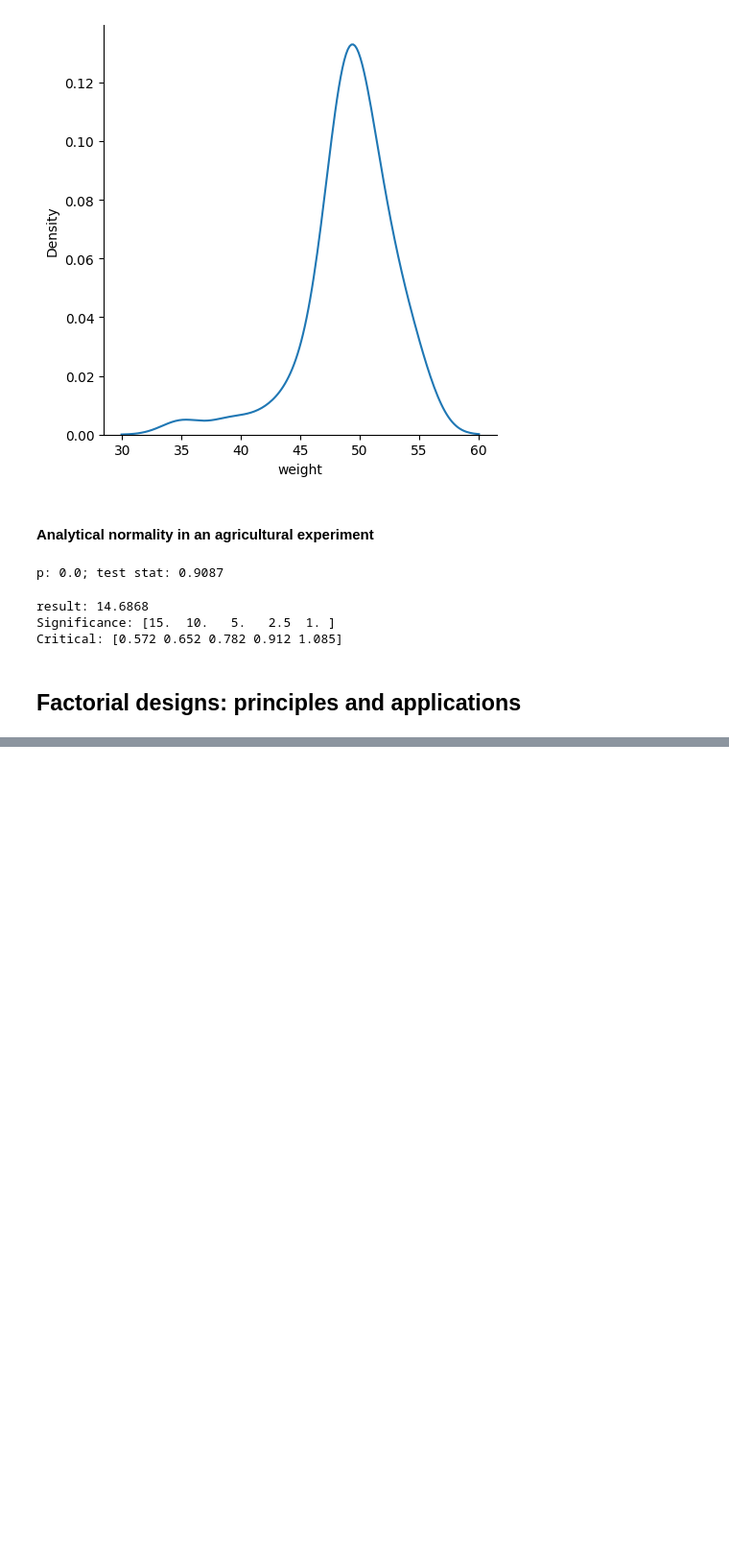
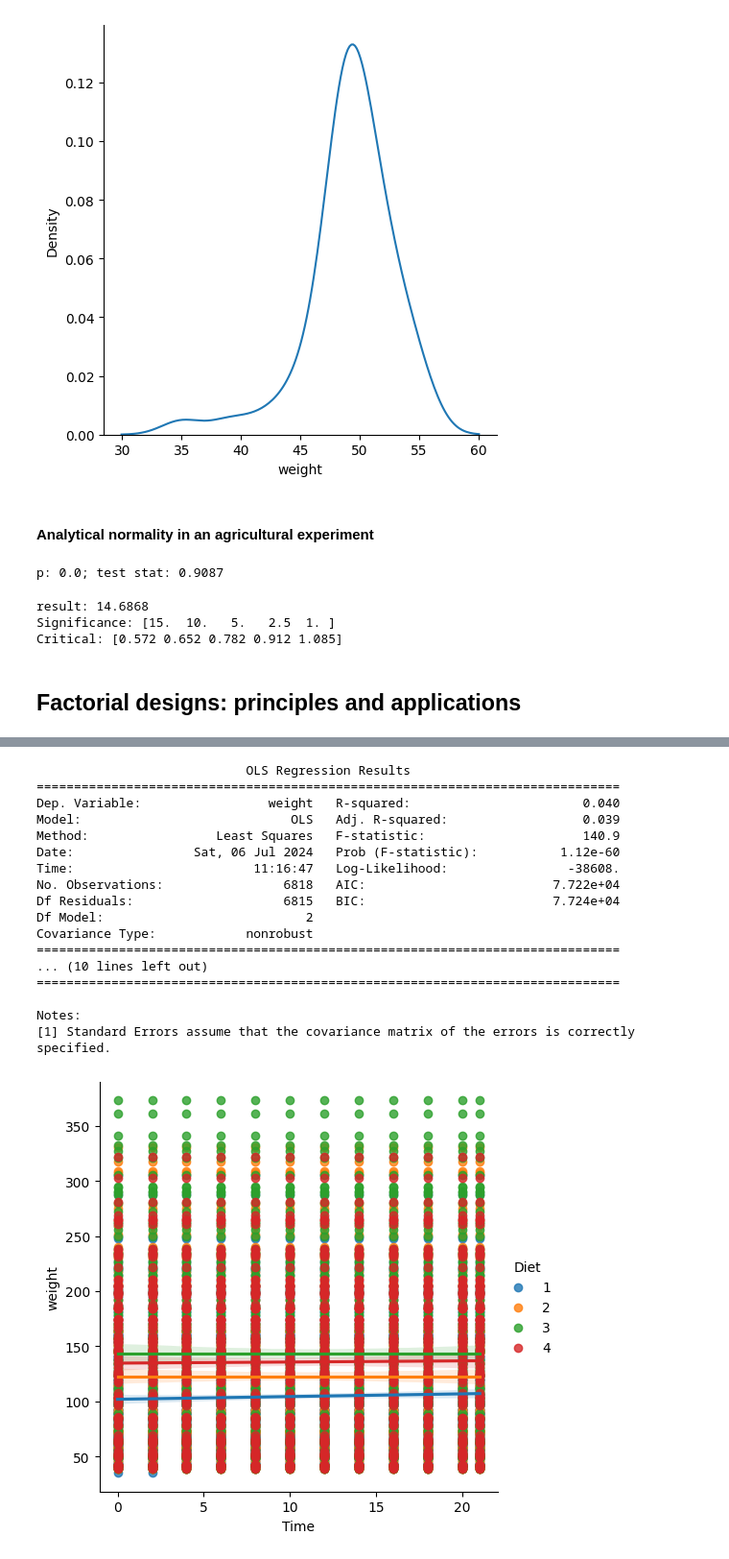
Before and after one commit to AnshuBantra/Python, a Jupyter notebook: Associate Data Scientist in Python/030_Experimental Design in Python/ed.ipynb, the cells around one changed output, grey strips where cells are left out. Shown at 96% size. Drawn from its saved outputs; the diff is of its cells as text; code cells hidden in the pictures; blank space fills up the shorter version.

```diff
--- a/Associate Data Scientist in Python/030_Experimental Design in Python/ed.ipynb
+++ b/Associate Data Scientist in Python/030_Experimental Design in Python/ed.ipynb
@@ -327,0 +360,48 @@ Critical: [0.572 0.652 0.782 0.912 1.085]
+# %%
+exp_chick_data = df_chick_weights[['Chick', 'weight', 'Diet']]
+cov_chick_data = df_chick_weights[['Chick', 'Time']]
+# %%
+# Join experimental and covariate data
+merged_chick_data = \
+    pd.merge(
+        exp_chick_data,
+        cov_chick_data,
+        on='Chick'
+    )
+
+# Perform ANCOVA with Diet and Time as predictors
+model = \
+    sm.formula.api.ols(
+        'weight ~ Diet + Time',
+        data=merged_chick_data
+    ).fit()
+
+# Print a summary of the model
+print(model.summary())
+
+# Visualize Diet effects with Time adjustment
+sns.lmplot(
+    x='Time',
+    y='weight',
+    hue='Diet',
+    data=merged_chick_data)
+plt.show()
+# %% [output]
+                            OLS Regression Results
+==============================================================================
+Dep. Variable:                 weight   R-squared:                       0.040
+Model:                            OLS   Adj. R-squared:                  0.039
+Method:                 Least Squares   F-statistic:                     140.9
+Date:                Sat, 06 Jul 2024   Prob (F-statistic):           1.12e-60
+Time:                        11:16:47   Log-Likelihood:                -38608.
+No. Observations:                6818   AIC:                         7.722e+04
+Df Residuals:                    6815   BIC:                         7.724e+04
+Df Model:                           2
+Covariance Type:            nonrobust
+==============================================================================
+... (10 lines left out)
+==============================================================================
+
+Notes:
+[1] Standard Errors assume that the covariance matrix of the errors is correctly specified.
+[figure, added]
```
Also changed, not shown: parts of 8 cells of this notebook, 2 other files.
